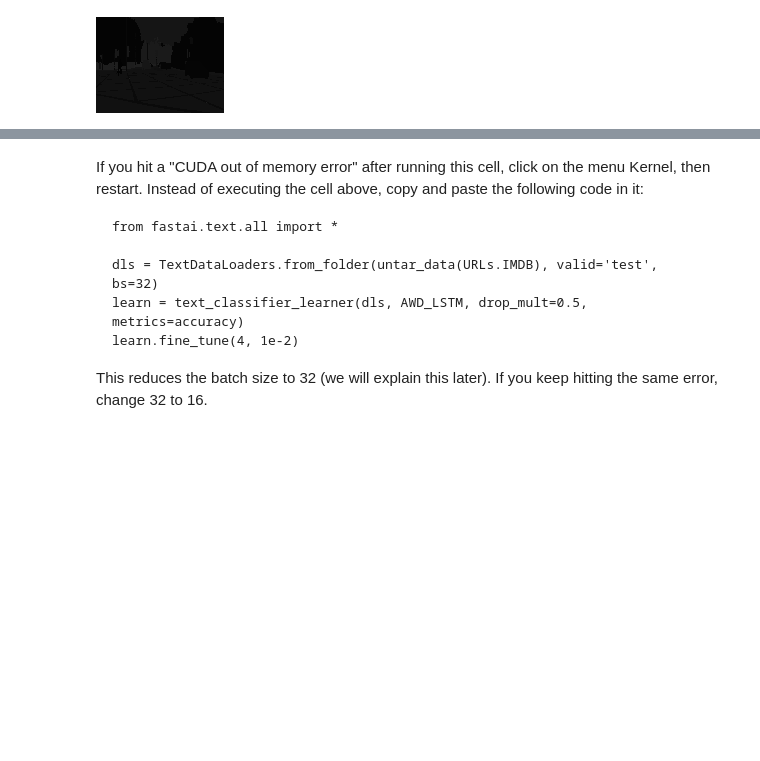
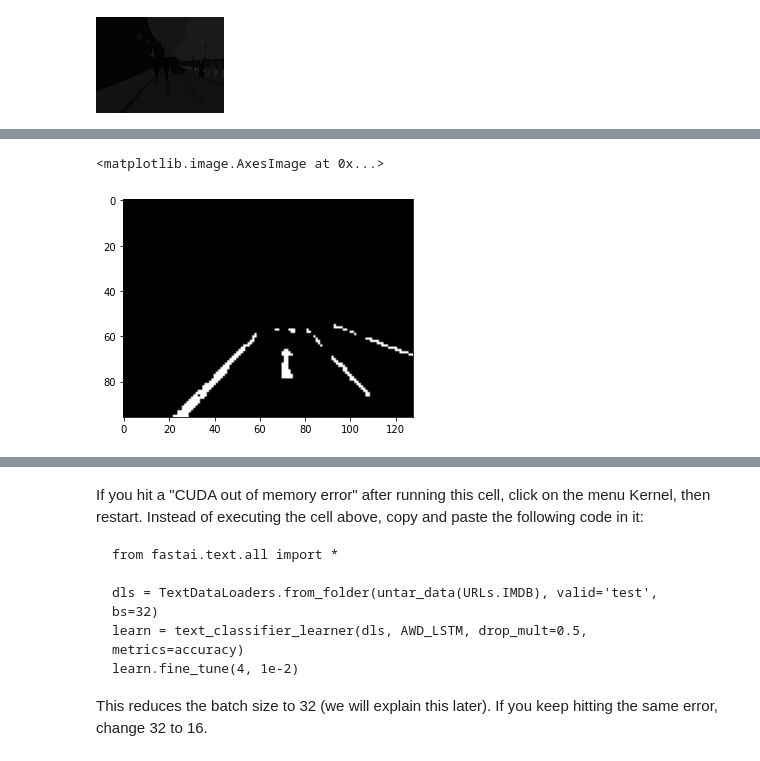
Before and after one commit to fhdbbk/fastai-1, a Jupyter notebook: 01_intro.ipynb, the cells around one changed output, grey strips where cells are left out. Saved outputs shown, nothing was run; the diff lists cells and outputs as text; code cells hidden in the pictures; blank space fills up the shorter version.

```diff
--- a/01_intro.ipynb
+++ b/01_intro.ipynb
@@ -265,3 +334,9 @@ img
+# %%
+img3 = np.where(img2 == 10, 255, 0)
+plt.imshow(img3, cmap='gray')
+# %% [output]
+<matplotlib.image.AxesImage at 0x...>
+[figure, added]
 # %%
 learn.show_results(max_n=6, figsize=(15,20))
 # %% [output]
```
Also changed, not shown: parts of 18 cells of this notebook.
